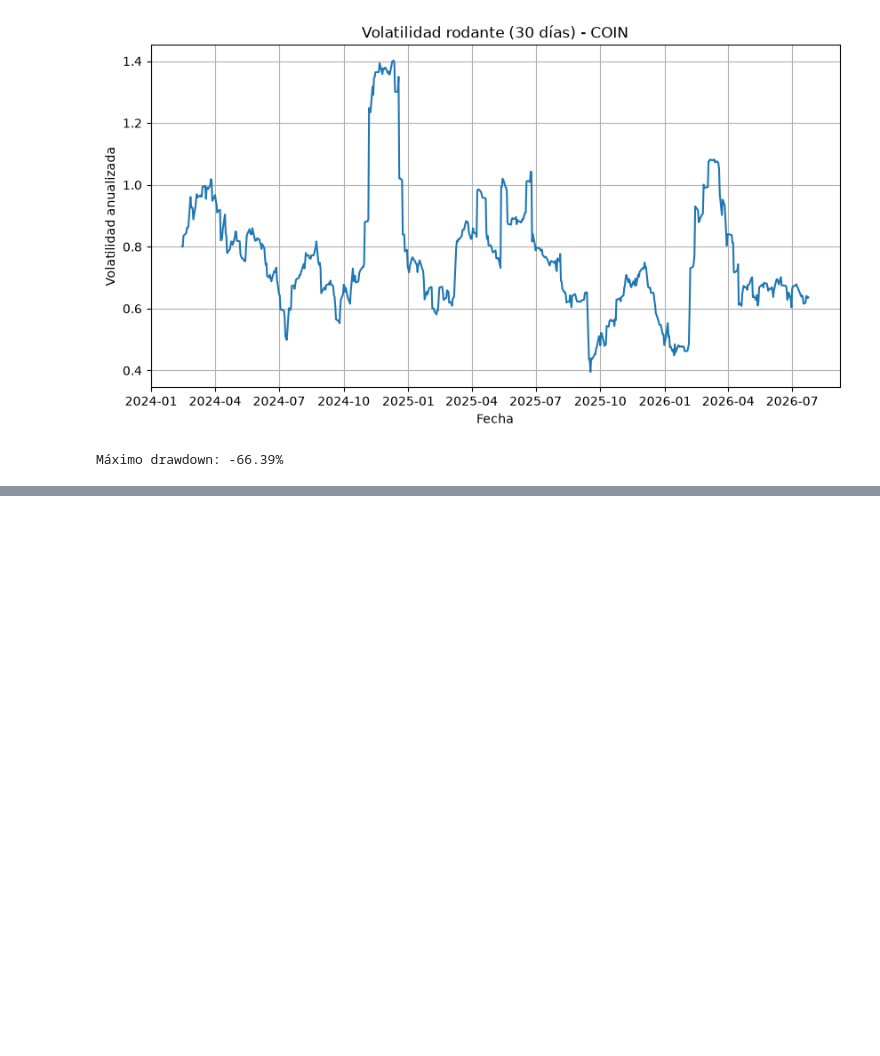
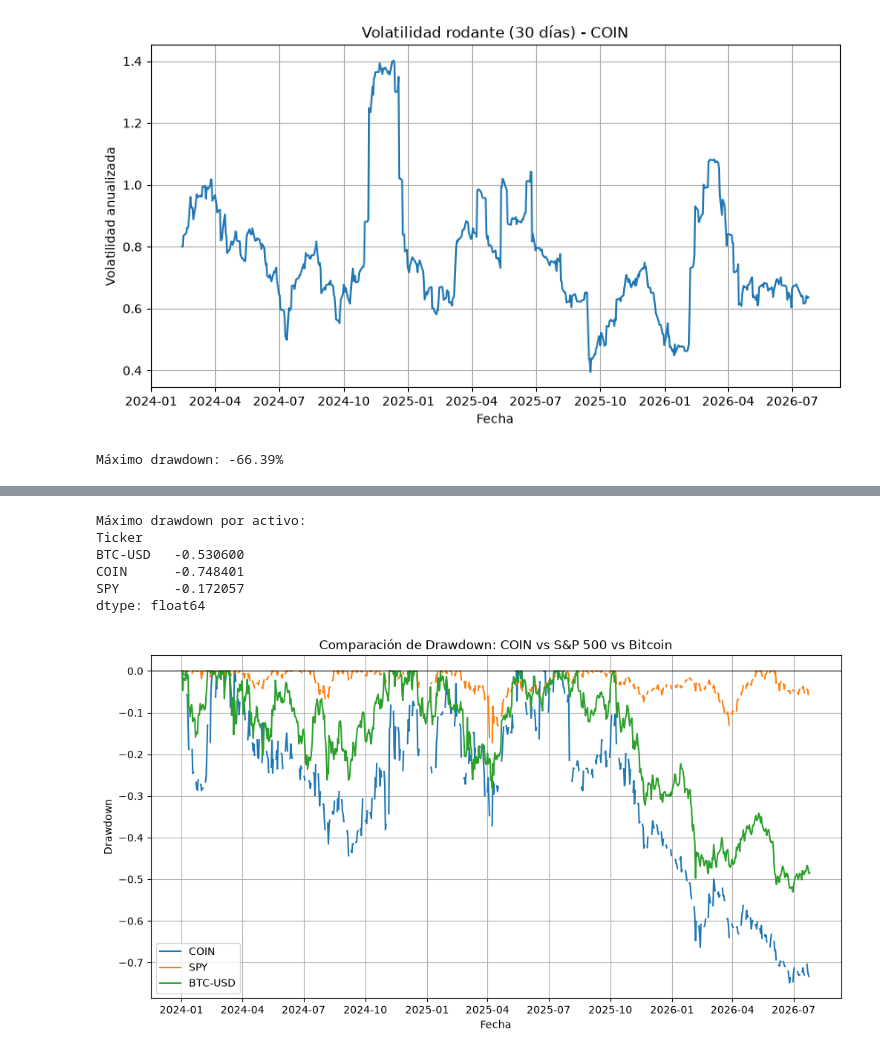
Before and after one commit to abraham-isael-torres/analisis-financiero-portafolio, a Jupyter notebook: analisis_coin.ipynb, the cells around one changed output, grey strips where cells are left out. Cells and saved outputs as stored; diff of their text form; code cells hidden in the pictures; blank space fills up the shorter version.

Commit message:
Agrego comparación de drawdown: COIN vs SPY vs Bitcoin

```diff
--- a/analisis_coin.ipynb
+++ b/analisis_coin.ipynb
@@ -44,3 +44,12 @@ print(f"Máximo drawdown: {max_drawdown:.2%}")
 # %% [output]
 [figure]
 Máximo drawdown: -66.39%
+# %%
+import yfinance as yf
+import matplotlib.pyplot as plt
+
+# Descargar los tres activos: COIN, S&P 500 (vía ETF SPY), y Bitcoin
+tickers = ["COIN", "SPY", "BTC-USD"]
+datos = yf.download(tickers, start="2024-01-01", end="2026-07-26")["Close"]
+
+datos.head()
@@ -46,0 +65,34 @@ Máximo drawdown: -66.39%
+# %%
+# Retornos diarios de cada activo
+retornos = datos.pct_change()
+
+# Drawdown para cada columna
+acumulado = (1 + retornos).cumprod()
+maximo_historico = acumulado.cummax()
+drawdown = (acumulado - maximo_historico) / maximo_historico
+
+# Máximo drawdown de cada activo
+print("Máximo drawdown por activo:")
+print(drawdown.min())
+# %% [output]
+Máximo drawdown por activo:
+Ticker
+BTC-USD   -0.530600
+COIN      -0.748401
+SPY       -0.172057
+dtype: float64
+# %%
+plt.figure(figsize=(12, 6))
+for activo in tickers:
+    plt.plot(drawdown.index, drawdown[activo], label=activo)
+
+plt.title("Comparación de Drawdown: COIN vs S&P 500 vs Bitcoin")
+plt.xlabel("Fecha")
+plt.ylabel("Drawdown")
+plt.legend()
+plt.grid(True)
+plt.axhline(0, color="black", linewidth=0.8)
+plt.savefig("drawdown_comparativo.png", dpi=150, bbox_inches="tight")
+plt.show()
+# %% [output]
+[figure, added]
```
Also changed, not shown: parts of 1 cell of this notebook.
